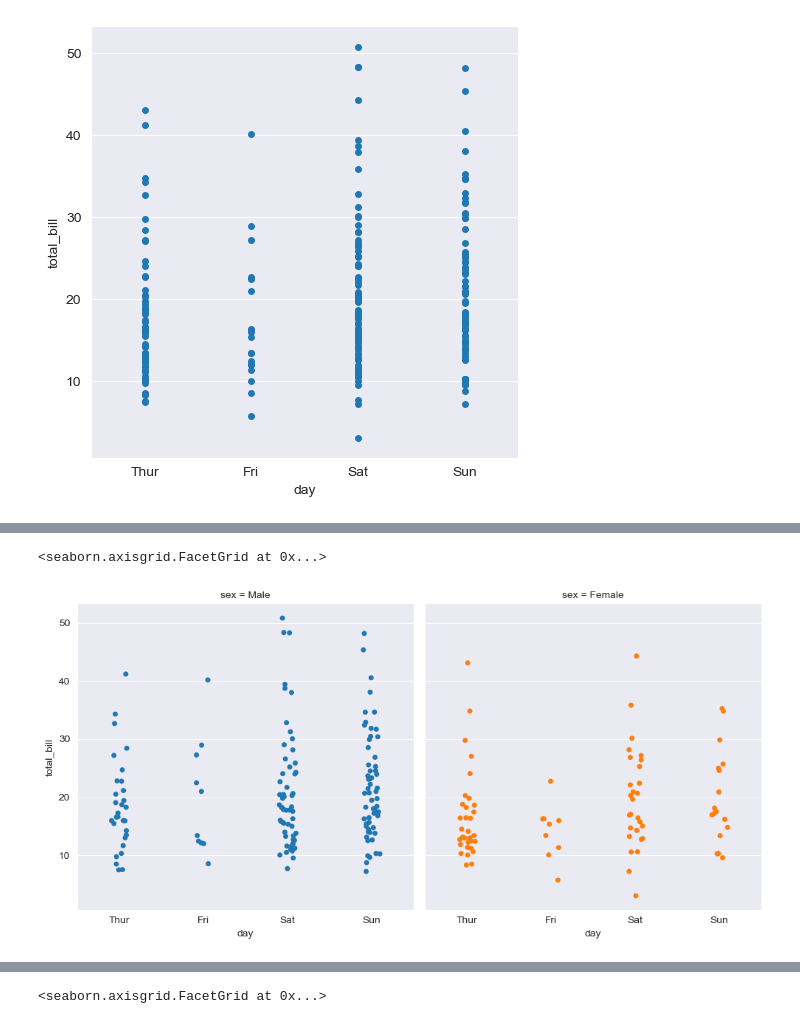
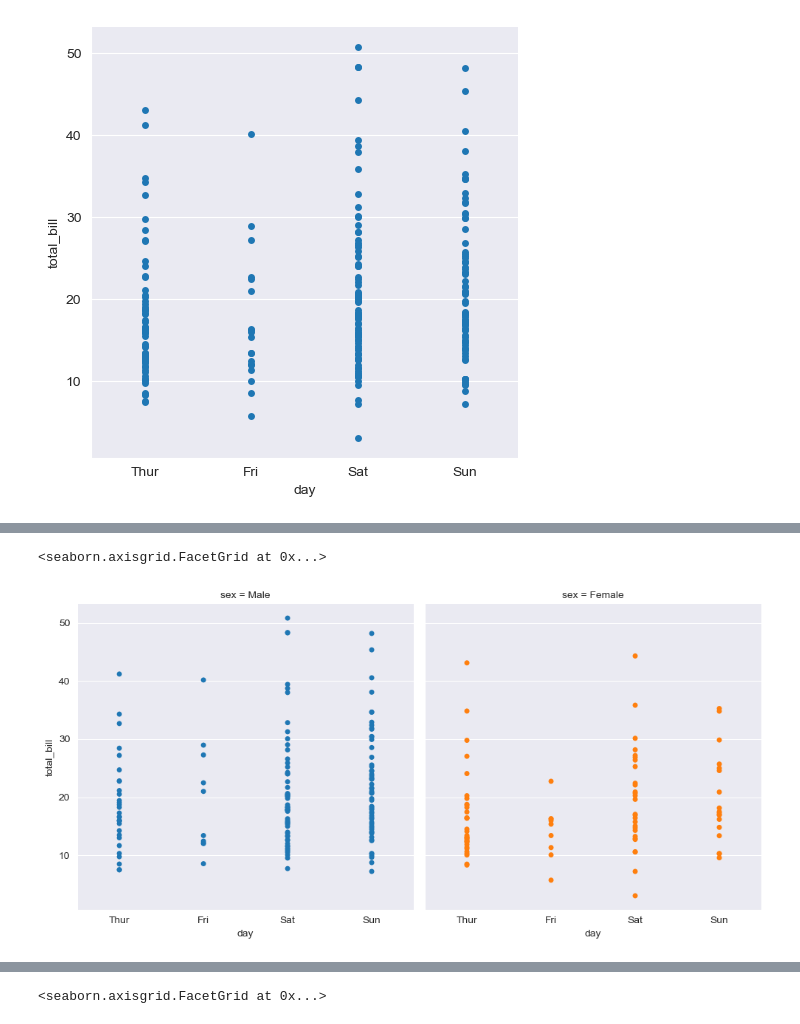
Before and after one commit to ebrahimhossaincse/Seaborn-Fundamentals, a Jupyter notebook: basics/Categorical_Plots.ipynb, the cells around one changed output, grey strips where cells are left out. Cells and saved outputs as stored; diff of their text form; code cells hidden in the pictures.

```diff
--- a/basics/Categorical_Plots.ipynb
+++ b/basics/Categorical_Plots.ipynb
@@ -80,12 +89,13 @@ sns.catplot(
 # %%
 sns.catplot(
     data=tips,
     x='day',
     y='total_bill',
     hue='sex',
     col='sex',
+    jitter=False,
 )
 # %% [output]
 <seaborn.axisgrid.FacetGrid at 0x...>
-[figure, old version]
+[figure, new version]
 # %%
```
Also changed, not shown: parts of 13 cells of this notebook.
